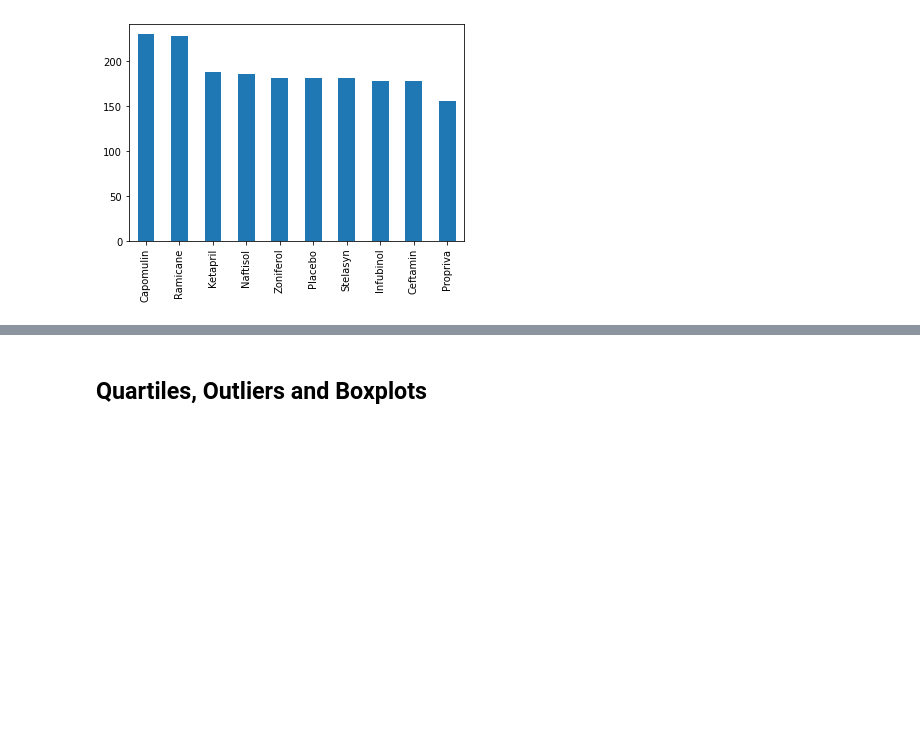
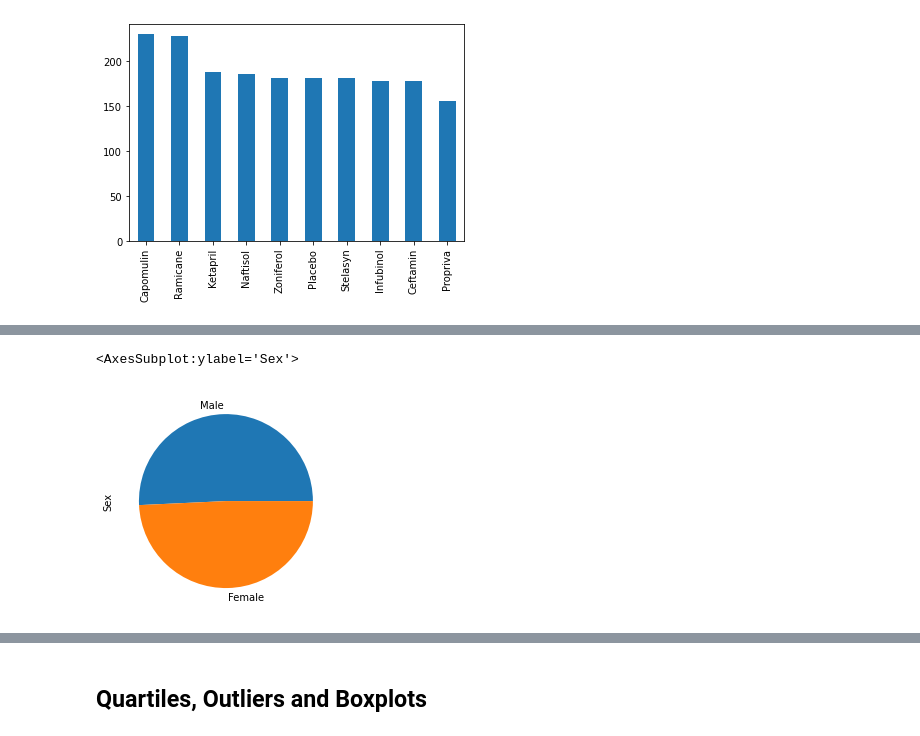
Before and after one commit to rob10thhuman/MatplotlibHomework, a Jupyter notebook: Pymaceuticals/pymaceuticals_starter.ipynb, the cells around one changed output, grey strips where cells are left out. Drawn from its saved outputs; the diff is of its cells as text; code cells hidden in the pictures; blank space fills up the shorter version.

```diff
--- a/Pymaceuticals/pymaceuticals_starter.ipynb
+++ b/Pymaceuticals/pymaceuticals_starter.ipynb
@@ -167,4 +160,9 @@ plt.show()
 # %%
 # Generate a pie plot showing the distribution of female versus male mice using pandas
+
+clean_mouse['Sex'].value_counts().plot(kind='pie')
+# %% [output]
+<AxesSubplot:ylabel='Sex'>
+[figure, added]
 # %%
 # Generate a pie plot showing the distribution of female versus male mice using pyplot
```
Also changed, not shown: parts of 3 cells of this notebook, 1 other file.
